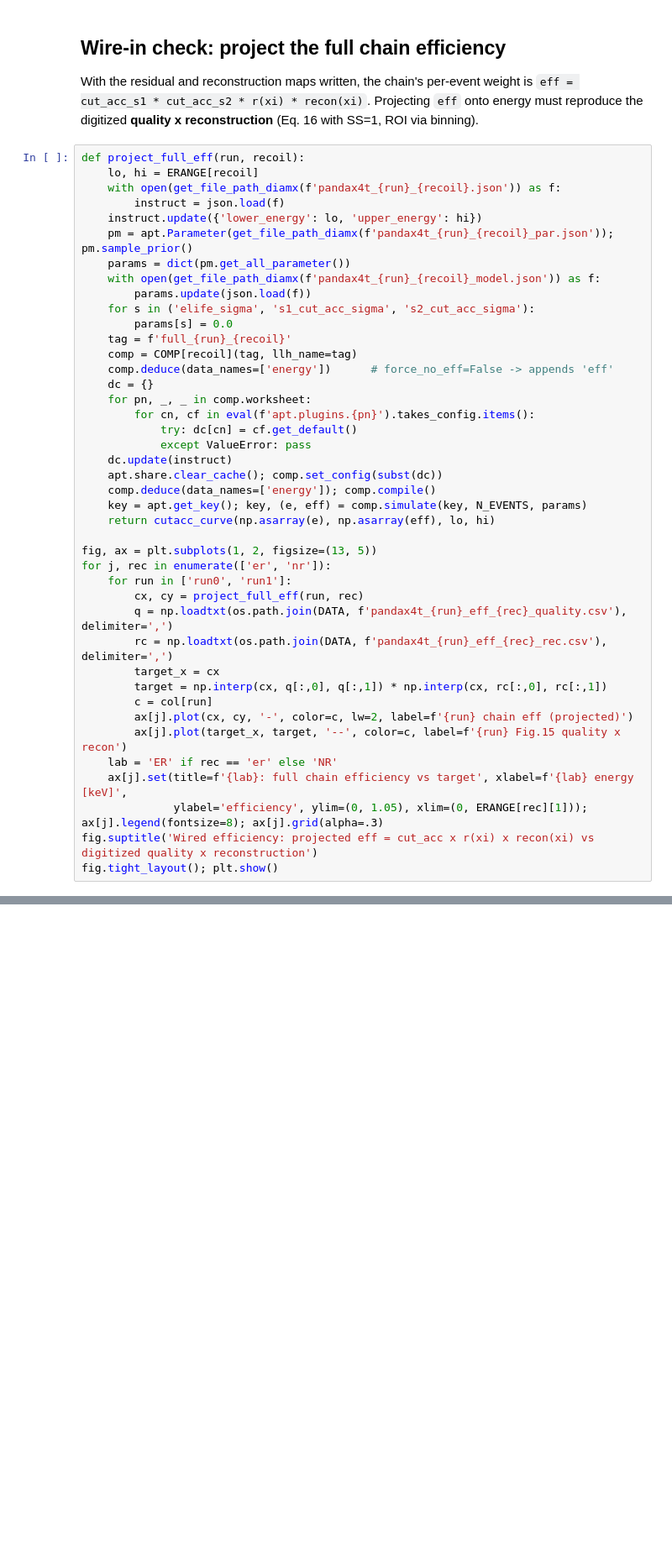
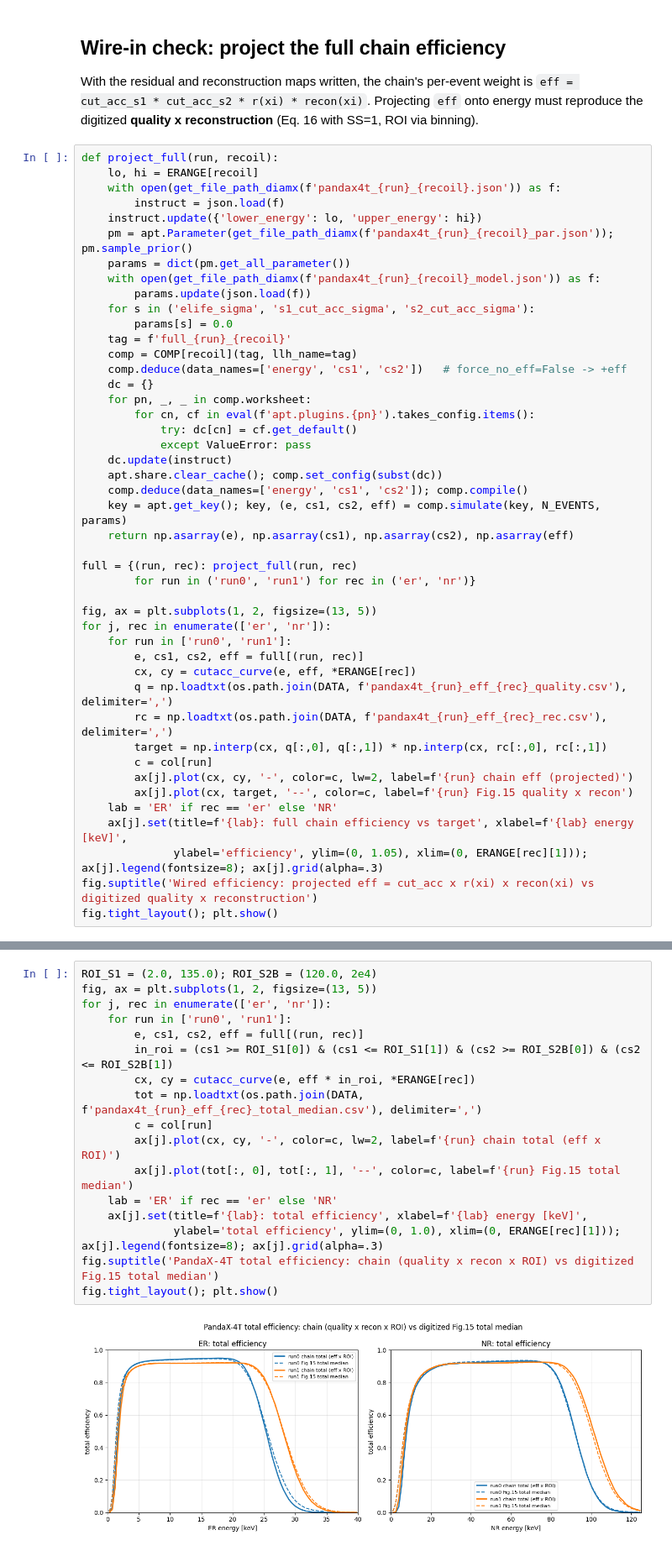
Before and after one commit to mhliu0001/diamx, a Jupyter notebook: notebooks/pandax4t_efficiency.ipynb, the cells around one changed output, grey strips where cells are left out. Shown at 84% size. Drawn from its saved outputs; the diff is of its cells as text; blank space fills up the shorter version.

```diff
--- a/notebooks/pandax4t_efficiency.ipynb
+++ b/notebooks/pandax4t_efficiency.ipynb
@@ -155,7 +155,7 @@ fig.tight_layout(); plt.show()
 ## Wire-in check: project the full chain efficiency
 With the residual and reconstruction maps written, the chain's per-event weight is `eff = cut_acc_s1 * cut_acc_s2 * r(xi) * recon(xi)`. Projecting `eff` onto energy must reproduce the digitized **quality x reconstruction** (Eq. 16 with SS=1, ROI via binning).
 # %%
-def project_full_eff(run, recoil):
+def project_full(run, recoil):
     lo, hi = ERANGE[recoil]
     with open(get_file_path_diamx(f'pandax4t_{run}_{recoil}.json')) as f:
         instruct = json.load(f)
@@ -168,7 +168,7 @@ def project_full_eff(run, recoil):
         params[s] = 0.0
     tag = f'full_{run}_{recoil}'
     comp = COMP[recoil](tag, llh_name=tag)
-    comp.deduce(data_names=['energy'])      # force_no_eff=False -> appends 'eff'
+    comp.deduce(data_names=['energy', 'cs1', 'cs2'])   # force_no_eff=False -> +eff
     dc = {}
     for pn, _, _ in comp.worksheet:
         for cn, cf in eval(f'apt.plugins.{pn}').takes_config.items():
@@ -176,21 +176,24 @@ def project_full_eff(run, recoil):
             except ValueError: pass
     dc.update(instruct)
     apt.share.clear_cache(); comp.set_config(subst(dc))
-    comp.deduce(data_names=['energy']); comp.compile()
-    key = apt.get_key(); key, (e, eff) = comp.simulate(key, N_EVENTS, params)
-    return cutacc_curve(np.asarray(e), np.asarray(eff), lo, hi)
+    comp.deduce(data_names=['energy', 'cs1', 'cs2']); comp.compile()
+    key = apt.get_key(); key, (e, cs1, cs2, eff) = comp.simulate(key, N_EVENTS, params)
+    return np.asarray(e), np.asarray(cs1), np.asarray(cs2), np.asarray(eff)
+
+full = {(run, rec): project_full(run, rec)
+        for run in ('run0', 'run1') for rec in ('er', 'nr')}
 
 fig, ax = plt.subplots(1, 2, figsize=(13, 5))
 for j, rec in enumerate(['er', 'nr']):
     for run in ['run0', 'run1']:
-        cx, cy = project_full_eff(run, rec)
+        e, cs1, cs2, eff = full[(run, rec)]
+        cx, cy = cutacc_curve(e, eff, *ERANGE[rec])
         q = np.loadtxt(os.path.join(DATA, f'pandax4t_{run}_eff_{rec}_quality.csv'), delimiter=',')
         rc = np.loadtxt(os.path.join(DATA, f'pandax4t_{run}_eff_{rec}_rec.csv'), delimiter=',')
-        target_x = cx
         target = np.interp(cx, q[:,0], q[:,1]) * np.interp(cx, rc[:,0], rc[:,1])
         c = col[run]
         ax[j].plot(cx, cy, '-', color=c, lw=2, label=f'{run} chain eff (projected)')
-        ax[j].plot(target_x, target, '--', color=c, label=f'{run} Fig.15 quality x recon')
+        ax[j].plot(cx, target, '--', color=c, label=f'{run} Fig.15 quality x recon')
     lab = 'ER' if rec == 'er' else 'NR'
     ax[j].set(title=f'{lab}: full chain efficiency vs target', xlabel=f'{lab} energy [keV]',
               ylabel='efficiency', ylim=(0, 1.05), xlim=(0, ERANGE[rec][1])); ax[j].legend(fontsize=8); ax[j].grid(alpha=.3)
@@ -209,3 +215,22 @@ full_run1_nr's map s1_cut_acc is using the parameter s1_cut_acc_sigma.
+# %%
+ROI_S1 = (2.0, 135.0); ROI_S2B = (120.0, 2e4)
+fig, ax = plt.subplots(1, 2, figsize=(13, 5))
+for j, rec in enumerate(['er', 'nr']):
+    for run in ['run0', 'run1']:
+        e, cs1, cs2, eff = full[(run, rec)]
+        in_roi = (cs1 >= ROI_S1[0]) & (cs1 <= ROI_S1[1]) & (cs2 >= ROI_S2B[0]) & (cs2 <= ROI_S2B[1])
+        cx, cy = cutacc_curve(e, eff * in_roi, *ERANGE[rec])
+        tot = np.loadtxt(os.path.join(DATA, f'pandax4t_{run}_eff_{rec}_total_median.csv'), delimiter=',')
+        c = col[run]
+        ax[j].plot(cx, cy, '-', color=c, lw=2, label=f'{run} chain total (eff x ROI)')
+        ax[j].plot(tot[:, 0], tot[:, 1], '--', color=c, label=f'{run} Fig.15 total median')
+    lab = 'ER' if rec == 'er' else 'NR'
+    ax[j].set(title=f'{lab}: total efficiency', xlabel=f'{lab} energy [keV]',
+              ylabel='total efficiency', ylim=(0, 1.0), xlim=(0, ERANGE[rec][1])); ax[j].legend(fontsize=8); ax[j].grid(alpha=.3)
+fig.suptitle('PandaX-4T total efficiency: chain (quality x recon x ROI) vs digitized Fig.15 total median')
+fig.tight_layout(); plt.show()
+# %% [output]
+[figure, added]
 # %% [markdown]
 ## Notes
 - The S1/S2 cut acceptances reproduce only the high-energy plateau shape; the residual $r(\xi)$ carries a strong **threshold turn-on** (rising from ~0.4 near threshold to ~0.95 at high energy) plus a residual plateau loss (~0.95) absent from the Fig. 12 cut acceptances. This is the energy-dependent part of the quality selection (e.g. low-level hit/pulse quality and waveform cuts) that depends on $\xi$ rather than on $Q_{S1}/Q_{S2b}$.
```
Also changed, not shown: parts of 2 cells of this notebook, 12 other files.
